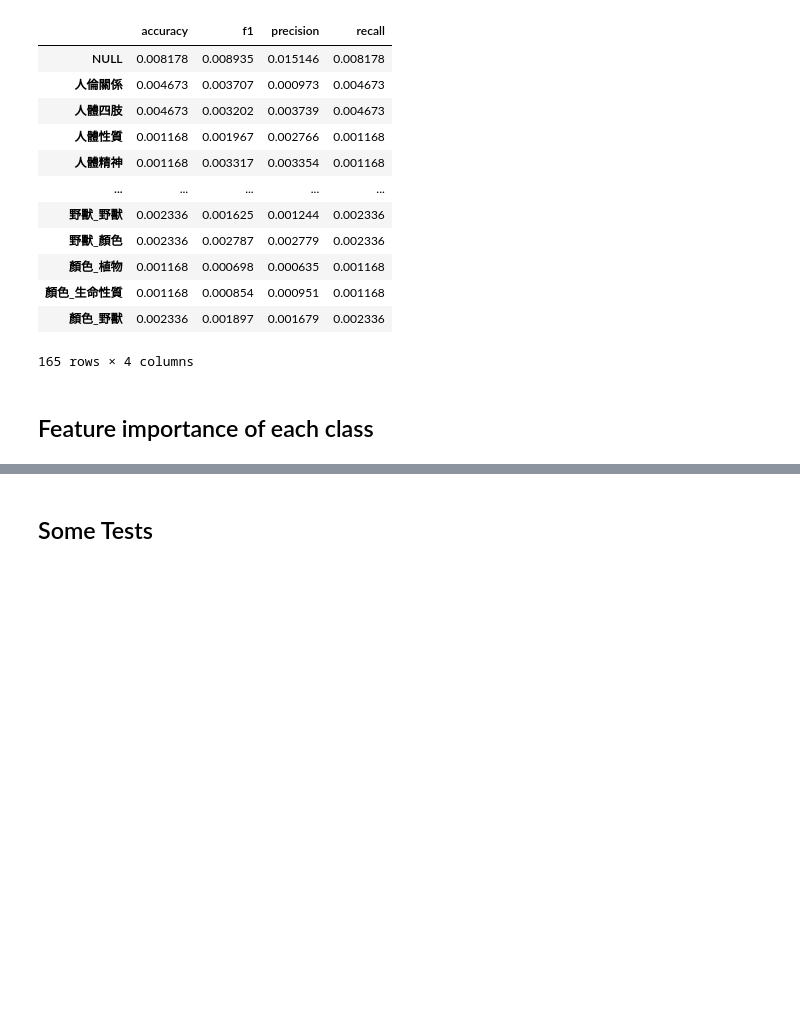
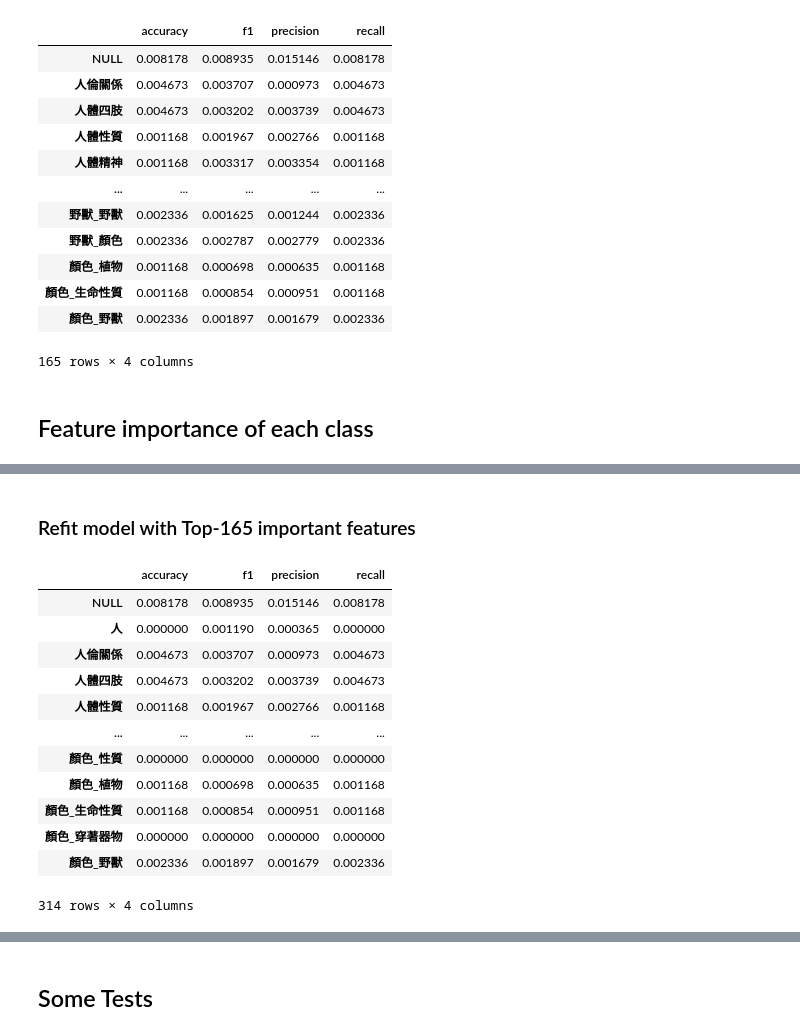
Before and after one commit to liao961120/cilin, a Jupyter notebook: etc/naive_bayes.ipynb, the cells around one changed output, grey strips where cells are left out. Saved outputs shown, nothing was run; the diff lists cells and outputs as text; code cells hidden in the pictures; blank space fills up the shorter version.

```diff
--- a/etc/naive_bayes.ipynb
+++ b/etc/naive_bayes.ipynb
@@ -276,0 +278,19 @@ plt.show()
+# %% [markdown]
+### Refit model with Top-165 important features
+# %%
+df_importance_selected2 = df_importance[df_importance >= 0].dropna(axis=0, how='any')
+df_importance_selected2
+# %% [output]
+|  | accuracy | f1 | precision | recall |
+| NULL | 0.008178 | 0.008935 | 0.015146 | 0.008178 |
+| 人 | 0.000000 | 0.001190 | 0.000365 | 0.000000 |
+| 人倫關係 | 0.004673 | 0.003707 | 0.000973 | 0.004673 |
+| 人體四肢 | 0.004673 | 0.003202 | 0.003739 | 0.004673 |
+| 人體性質 | 0.001168 | 0.001967 | 0.002766 | 0.001168 |
+| ... | ... | ... | ... | ... |
+| 顏色_性質 | 0.000000 | 0.000000 | 0.000000 | 0.000000 |
+| 顏色_植物 | 0.001168 | 0.000698 | 0.000635 | 0.001168 |
+| 顏色_生命性質 | 0.001168 | 0.000854 | 0.000951 | 0.001168 |
+| 顏色_穿著器物 | 0.000000 | 0.000000 | 0.000000 | 0.000000 |
+| 顏色_野獸 | 0.002336 | 0.001897 | 0.001679 | 0.002336 |
+314 rows × 4 columns
```
Also changed, not shown: parts of 11 cells of this notebook.
